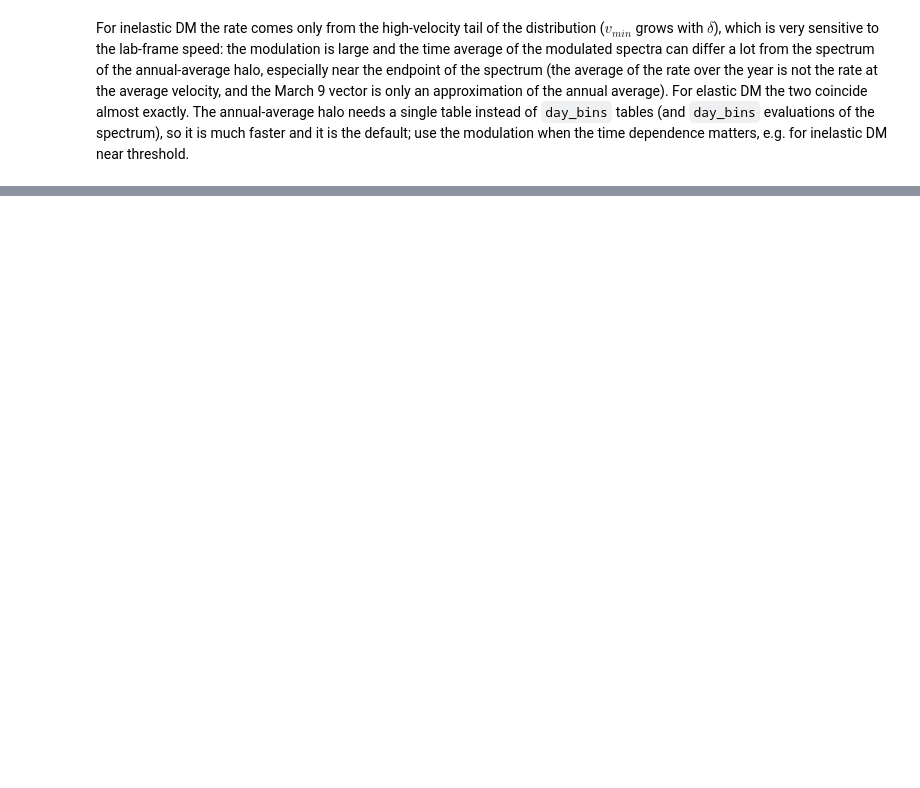
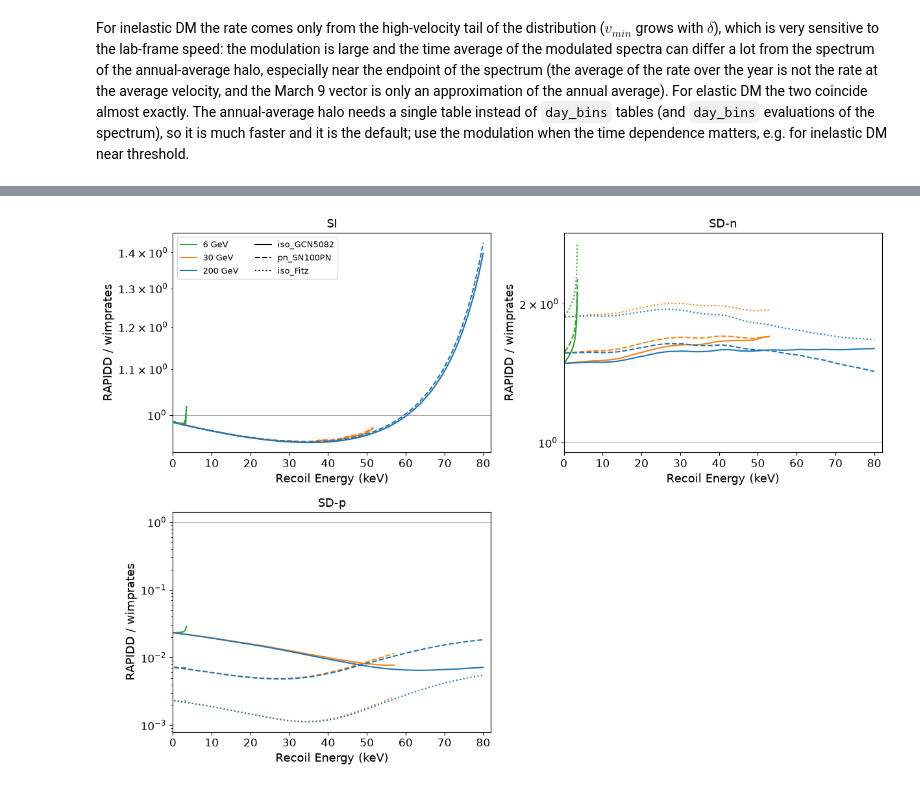
Before and after one commit to cheekyparticle/RAPIDD_for_DM, a Jupyter notebook: examples/checks_NR_rates.ipynb, the cells around one changed output, grey strips where cells are left out. Drawn from its saved outputs; the diff is of its cells as text; code cells hidden in the pictures; blank space fills up the shorter version.

```diff
--- a/examples/checks_NR_rates.ipynb
+++ b/examples/checks_NR_rates.ipynb
@@ -337,21 +294,0 @@ normalization of f(v) from the halo table: 0.99991
-# %%
-if have_wr:
-    bases = {'iso_GCN5082': '-', 'pn_SN100PN': '--', 'iso_Fitz': ':'}
-    fig, axes = plt.subplots(1, 3, figsize=(18, 4.5))
-    for ax, (case, sigma) in zip(axes, (('SI', 1e-45), ('SD-n', 1e-40), ('SD-p', 1e-40))):
-        for m, color in ((6., 'tab:green'), (30., 'tab:orange'), (200., 'tab:blue')):
-            E = np.geomspace(0.3, 6. if m < 10 else 80., 40)
-            y_wr = wimprates_spectrum(case, m, sigma, E)
-            ok = y_wr > 1e-4 * y_wr.max()
-            for b, ls in bases.items():
-                ax.plot(E[ok], rapidd_spectrum(case, m, sigma, E, b)[ok] / y_wr[ok], color=color, ls=ls,
-                        label=f'{m:g} GeV, {b}')
-        ax.axhline(1, color='grey', lw=0.5)
-        ax.set_xscale('log')
-        ax.set_yscale('log')
-        ax.set_xlabel('Recoil Energy (keV)')
-        ax.set_ylabel('RAPIDD / wimprates')
-        ax.set_title(case)
-    axes[0].legend(fontsize=7, ncol=3)
-    plt.tight_layout()
-    plt.show()
@@ -429,0 +363,26 @@ meaningless (two-body currents missing in RAPIDD).
+# %%
+from matplotlib.lines import Line2D
+if have_wr:
+    mass_colors = {6.: 'tab:green', 30.: 'tab:orange', 200.: 'tab:blue'}
+    bases = {'iso_GCN5082': '-', 'pn_SN100PN': '--', 'iso_Fitz': ':'}
+    fig, axes = panels(3)
+    for ax, (case, sigma) in zip(axes, (('SI', 1e-45), ('SD-n', 1e-40), ('SD-p', 1e-40))):
+        for m, color in mass_colors.items():
+            E = np.linspace(0.3, 6. if m < 10 else 80., 60)
+            y_wr = wimprates_spectrum(case, m, sigma, E)
+            ok = y_wr > 1e-4 * y_wr.max()
+            for b, ls in bases.items():
+                ax.plot(E[ok], rapidd_spectrum(case, m, sigma, E, b)[ok] / y_wr[ok], color=color, ls=ls)
+        ax.axhline(1, color='grey', lw=0.5)
+        ax.set_yscale('log')
+        ax.set_xlabel('Recoil Energy (keV)')
+        ax.set_ylabel('RAPIDD / wimprates')
+        ax.set_title(case)
+        ax.set_xlim(0, 82)
+    handles = [Line2D([0], [0], color=c, label=f'{m:g} GeV') for m, c in mass_colors.items()]
+    handles += [Line2D([0], [0], color='k', ls=ls, label=b) for b, ls in bases.items()]
+    axes[0].legend(handles=handles, fontsize=9, ncol=2)
+    plt.tight_layout()
+    plt.show()
+# %% [output]
+[figure, added]
```
Also changed, not shown: parts of 19 cells of this notebook, 4 other files.
